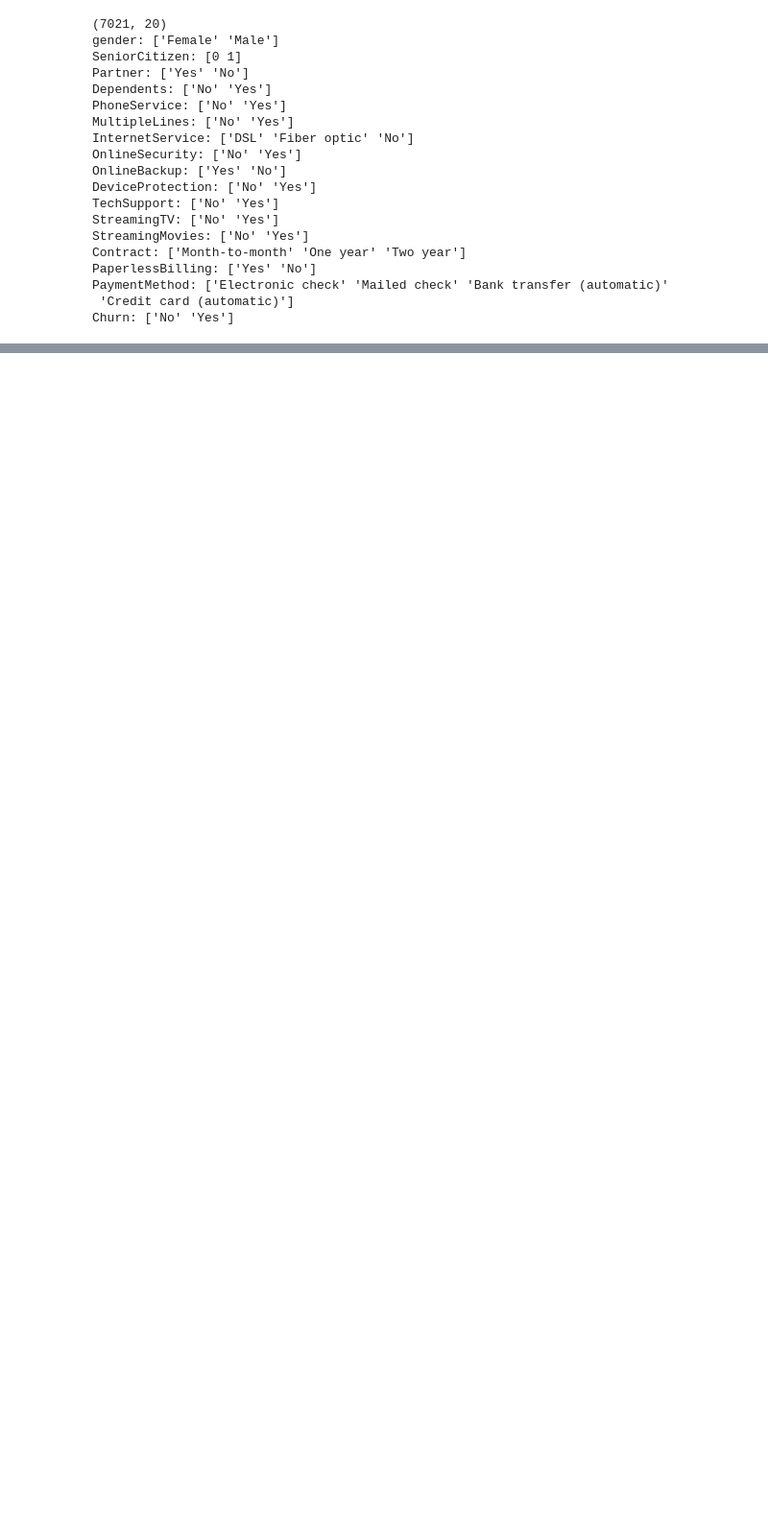
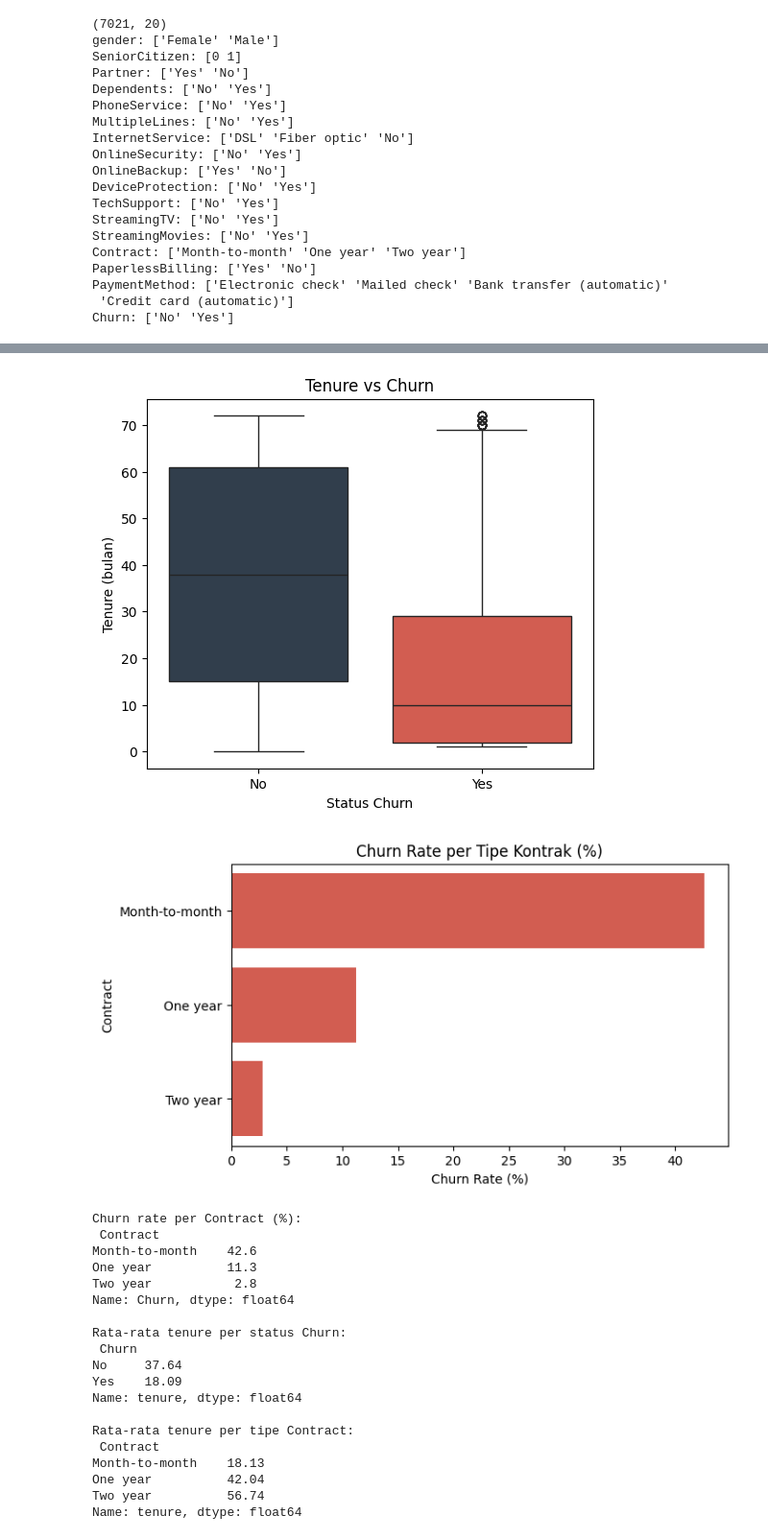
Before and after one commit to carlos1739/analisis_telco, a Jupyter notebook: notebook/churn_analysis.ipynb, the cells around one changed output, grey strips where cells are left out. Shown at 96% size. Cells and saved outputs as stored; diff of their text form; code cells hidden in the pictures; blank space fills up the shorter version.

```diff
--- a/notebook/churn_analysis.ipynb
+++ b/notebook/churn_analysis.ipynb
@@ -184,0 +270,50 @@ Churn: ['No' 'Yes']
+# %%
+import matplotlib.pyplot as plt
+import seaborn as sns
+
+# 1. Boxplot tenure vs Churn
+plt.figure(figsize=(6,5))
+sns.boxplot(x='Churn', y='tenure', hue='Churn', data=telco, palette=['#2C3E50', '#E74C3C'], legend=False)
+plt.title('Tenure vs Churn')
+plt.xlabel('Status Churn')
+plt.ylabel('Tenure (bulan)')
+plt.show()
+
+# 2. Churn rate per Contract
+churn_rate_contract = telco.groupby('Contract')['Churn'].apply(lambda x: (x == 'Yes').mean() * 100).sort_values(ascending=False)
+
+plt.figure(figsize=(7,4))
+sns.barplot(x=churn_rate_contract.values, y=churn_rate_contract.index, color='#E74C3C')
+plt.title('Churn Rate per Tipe Kontrak (%)')
+plt.xlabel('Churn Rate (%)')
+plt.show()
+
+print("Churn rate per Contract (%):\n", churn_rate_contract.round(1))
+
+# 3. Rata-rata tenure per status churn
+print("\nRata-rata tenure per status Churn:\n", telco.groupby('Churn')['tenure'].mean().round(2))
+
+# 4. Rata-rata tenure per tipe Contract
+print("\nRata-rata tenure per tipe Contract:\n", telco.groupby('Contract')['tenure'].mean().round(2))
+# %% [output]
+[figure, added]
+[figure, added]
+Churn rate per Contract (%):
+ Contract
+Month-to-month    42.6
+One year          11.3
+Two year           2.8
+Name: Churn, dtype: float64
+
+Rata-rata tenure per status Churn:
+ Churn
+No     37.64
+Yes    18.09
+Name: tenure, dtype: float64
+
+Rata-rata tenure per tipe Contract:
+ Contract
+Month-to-month    18.13
+One year          42.04
+Two year          56.74
+Name: tenure, dtype: float64
```
Also changed, not shown: parts of 6 cells of this notebook.
